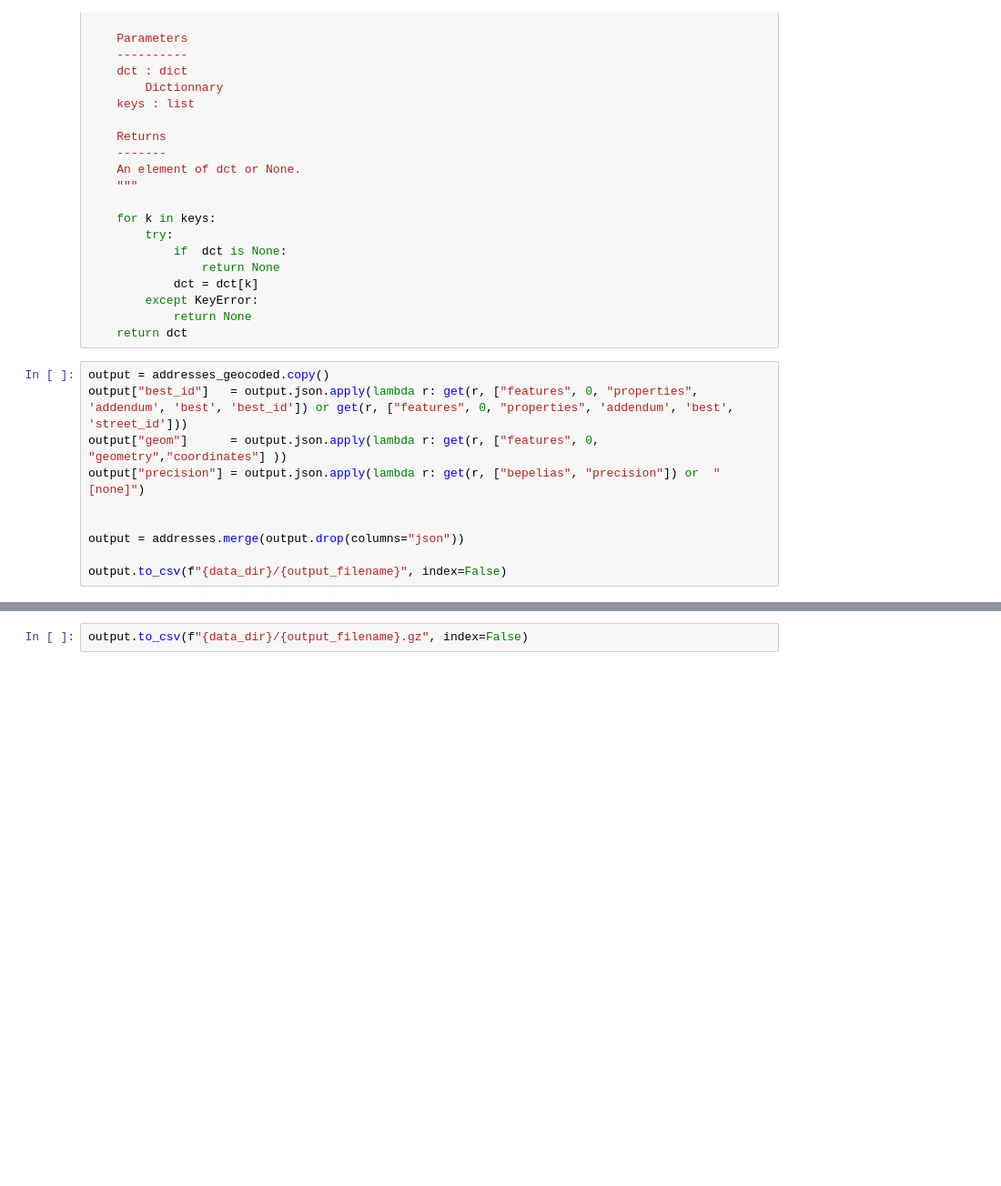
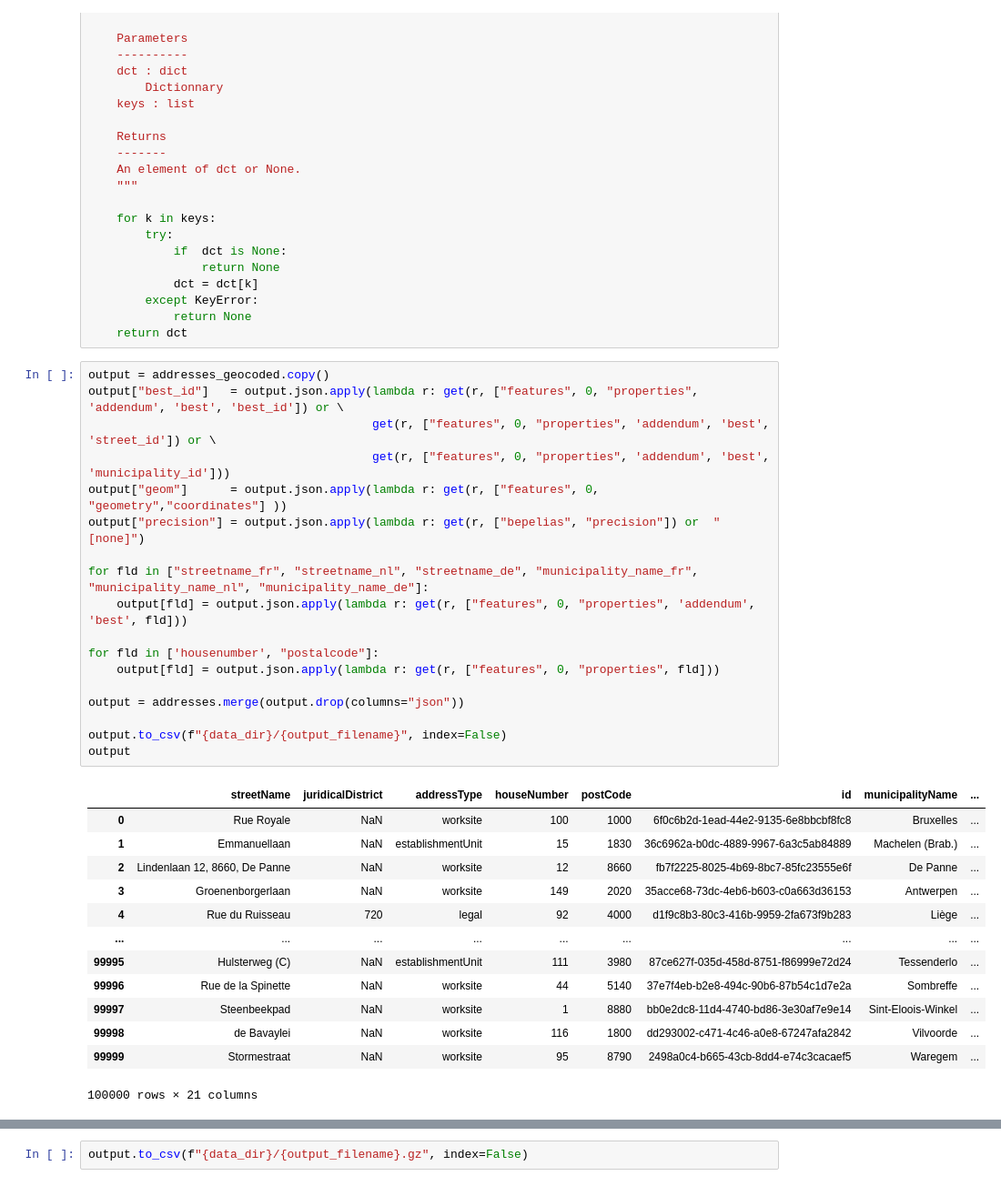
Before and after one commit to SmalsResearch/GISAnalytics, a Jupyter notebook: bePelias_batch_geocoder.ipynb, the cells around one changed output, grey strips where cells are left out. Shown: that part at 91% size. Drawn from its saved outputs; the diff is of its cells as text; blank space fills up the shorter version.

```diff
--- a/bePelias_batch_geocoder.ipynb
+++ b/bePelias_batch_geocoder.ipynb
@@ -305,11 +410,33 @@ def get(dct, keys):
     return dct
 # %%
 output = addresses_geocoded.copy()
-output["best_id"]   = output.json.apply(lambda r: get(r, ["features", 0, "properties", 'addendum', 'best', 'best_id']) or get(r, ["features", 0, "properties", 'addendum', 'best', 'street_id']))
+output["best_id"]   = output.json.apply(lambda r: get(r, ["features", 0, "properties", 'addendum', 'best', 'best_id']) or \
+                                        get(r, ["features", 0, "properties", 'addendum', 'best', 'street_id']) or \
+                                        get(r, ["features", 0, "properties", 'addendum', 'best', 'municipality_id']))
 output["geom"]      = output.json.apply(lambda r: get(r, ["features", 0, "geometry","coordinates"] ))
 output["precision"] = output.json.apply(lambda r: get(r, ["bepelias", "precision"]) or  "[none]")
 
+for fld in ["streetname_fr", "streetname_nl", "streetname_de", "municipality_name_fr", "municipality_name_nl", "municipality_name_de"]:
+    output[fld] = output.json.apply(lambda r: get(r, ["features", 0, "properties", 'addendum', 'best', fld]))
+
+for fld in ['housenumber', "postalcode"]:
+    output[fld] = output.json.apply(lambda r: get(r, ["features", 0, "properties", fld]))
 
 output = addresses.merge(output.drop(columns="json"))
 
 output.to_csv(f"{data_dir}/{output_filename}", index=False)
+output
+# %% [output]
+|  | streetName | juridicalDistrict | addressType | houseNumber | postCode | id | municipalityName | ... |
+| 0 | Rue Royale | NaN | worksite | 100 | 1000 | 6f0c6b2d-1ead-44e2-9135-6e8bbcbf8fc8 | Bruxelles | ... |
+| 1 | Emmanuellaan | NaN | establishmentUnit | 15 | 1830 | 36c6962a-b0dc-4889-9967-6a3c5ab84889 | Machelen (Brab.) | ... |
+| 2 | Lindenlaan 12, 8660, De Panne | NaN | worksite | 12 | 8660 | fb7f2225-8025-4b69-8bc7-85fc23555e6f | De Panne | ... |
+| 3 | Groenenborgerlaan | NaN | worksite | 149 | 2020 | 35acce68-73dc-4eb6-b603-c0a663d36153 | Antwerpen | ... |
+| 4 | Rue du Ruisseau | 720 | legal | 92 | 4000 | d1f9c8b3-80c3-416b-9959-2fa673f9b283 | Liège | ... |
+| ... | ... | ... | ... | ... | ... | ... | ... | ... |
+| 99995 | Hulsterweg (C) | NaN | establishmentUnit | 111 | 3980 | 87ce627f-035d-458d-8751-f86999e72d24 | Tessenderlo | ... |
+| 99996 | Rue de la Spinette | NaN | worksite | 44 | 5140 | 37e7f4eb-b2e8-494c-90b6-87b54c1d7e2a | Sombreffe | ... |
+| 99997 | Steenbeekpad | NaN | worksite | 1 | 8880 | bb0e2dc8-11d4-4740-bd86-3e30af7e9e14 | Sint-Eloois-Winkel | ... |
+| 99998 | de Bavaylei | NaN | worksite | 116 | 1800 | dd293002-c471-4c46-a0e8-67247afa2842 | Vilvoorde | ... |
+| 99999 | Stormestraat | NaN | worksite | 95 | 8790 | 2498a0c4-b665-43cb-8dd4-e74c3cacaef5 | Waregem | ... |
+100000 rows × 21 columns
```
Also changed, not shown: parts of 29 cells of this notebook, 4 other files.
